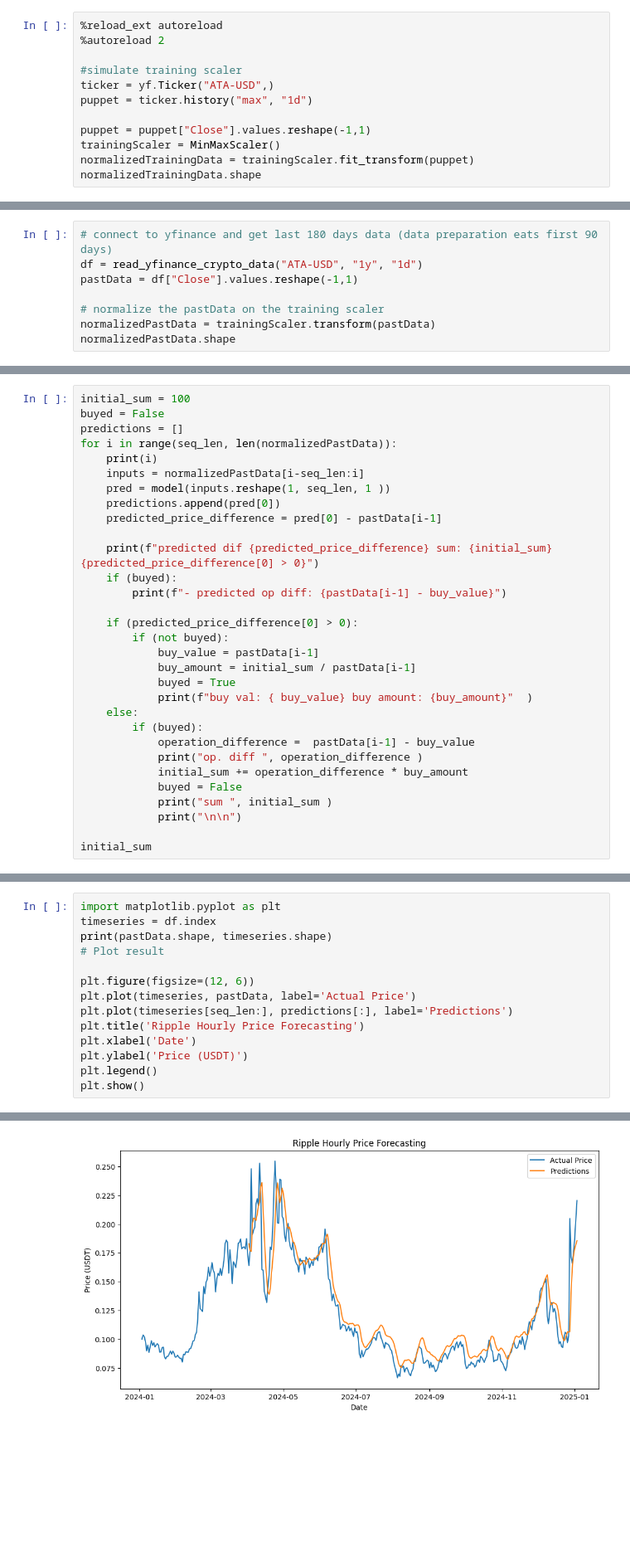
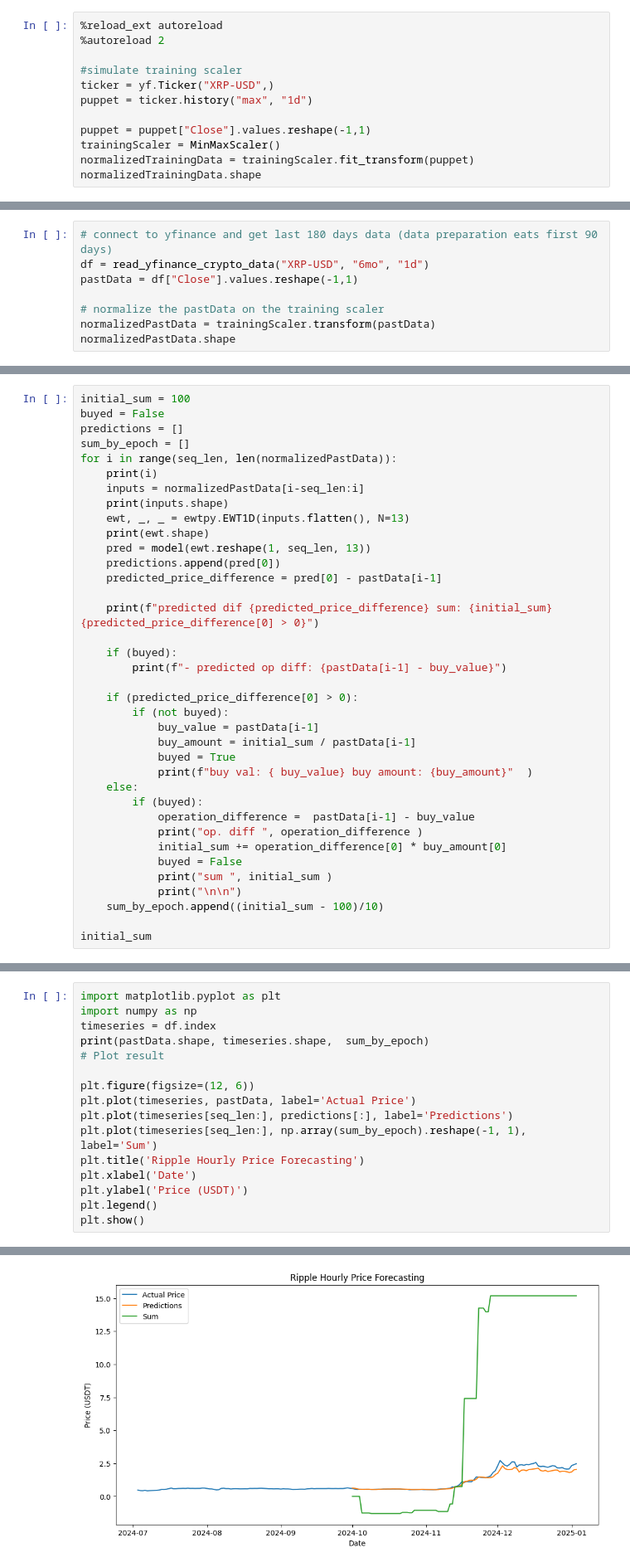
Before and after one commit to BitKnigth/cryptobot-enviroment, a Jupyter notebook: trade-bot.ipynb, the cells around one changed output, grey strips where cells are left out. Shown at 83% size. Cells and saved outputs as stored; diff of their text form; blank space fills up the shorter version.

```diff
--- a/trade-bot.ipynb
+++ b/trade-bot.ipynb
@@ -23,7 +24,7 @@ tested_model = "ata-p90-1f-2L.keras"
 %autoreload 2
 
 #simulate training scaler
-ticker = yf.Ticker("ATA-USD",)
+ticker = yf.Ticker("XRP-USD",)
 puppet = ticker.history("max", "1d")
 
 puppet = puppet["Close"].values.reshape(-1,1)
@@ -35,6 +36,6 @@ normalizedTrainingData.shape
 # %%
 # connect to yfinance and get last 180 days data (data preparation eats first 90 days)
-df = read_yfinance_crypto_data("ATA-USD", "1y", "1d")
+df = read_yfinance_crypto_data("XRP-USD", "6mo", "1d")
 pastData = df["Close"].values.reshape(-1,1)
 
 # normalize the pastData on the training scaler
@@ -67,14 +68,19 @@ Model: "sequential"
 initial_sum = 100
 buyed = False
 predictions = []
+sum_by_epoch = []
 for i in range(seq_len, len(normalizedPastData)):
     print(i)
     inputs = normalizedPastData[i-seq_len:i]
-    pred = model(inputs.reshape(1, seq_len, 1 ))
+    print(inputs.shape)
+    ewt, _, _ = ewtpy.EWT1D(inputs.flatten(), N=13)
+    print(ewt.shape)
+    pred = model(ewt.reshape(1, seq_len, 13))
     predictions.append(pred[0])
     predicted_price_difference = pred[0] - pastData[i-1]
 
     print(f"predicted dif {predicted_price_difference} sum: {initial_sum} {predicted_price_difference[0] > 0}")
+
     if (buyed):
         print(f"- predicted op diff: {pastData[i-1] - buy_value}")
 
@@ -88,10 +94,11 @@ for i in range(seq_len, len(normalizedPastData)):
         if (buyed):
             operation_difference =  pastData[i-1] - buy_value
             print("op. diff ", operation_difference )
-            initial_sum += operation_difference * buy_amount
+            initial_sum += operation_difference[0] * buy_amount[0]
             buyed = False
             print("sum ", initial_sum )
             print("\n\n")
+    sum_by_epoch.append((initial_sum - 100)/10)
 
 initial_sum
 # %% [output]
@@ -116,12 +123,14 @@ array([117.80622297])
 # %%
 import matplotlib.pyplot as plt
+import numpy as np
 timeseries = df.index
-print(pastData.shape, timeseries.shape)
+print(pastData.shape, timeseries.shape,  sum_by_epoch)
 # Plot result
 
 plt.figure(figsize=(12, 6))
 plt.plot(timeseries, pastData, label='Actual Price')
 plt.plot(timeseries[seq_len:], predictions[:], label='Predictions')
+plt.plot(timeseries[seq_len:], np.array(sum_by_epoch).reshape(-1, 1), label='Sum')
 plt.title('Ripple Hourly Price Forecasting')
 plt.xlabel('Date')
 plt.ylabel('Price (USDT)')
@@ -132 +141 @@ plt.show()
-[figure, old version]
+[figure, new version]
```
Also changed, not shown: parts of 7 cells of this notebook, 4 other files.
